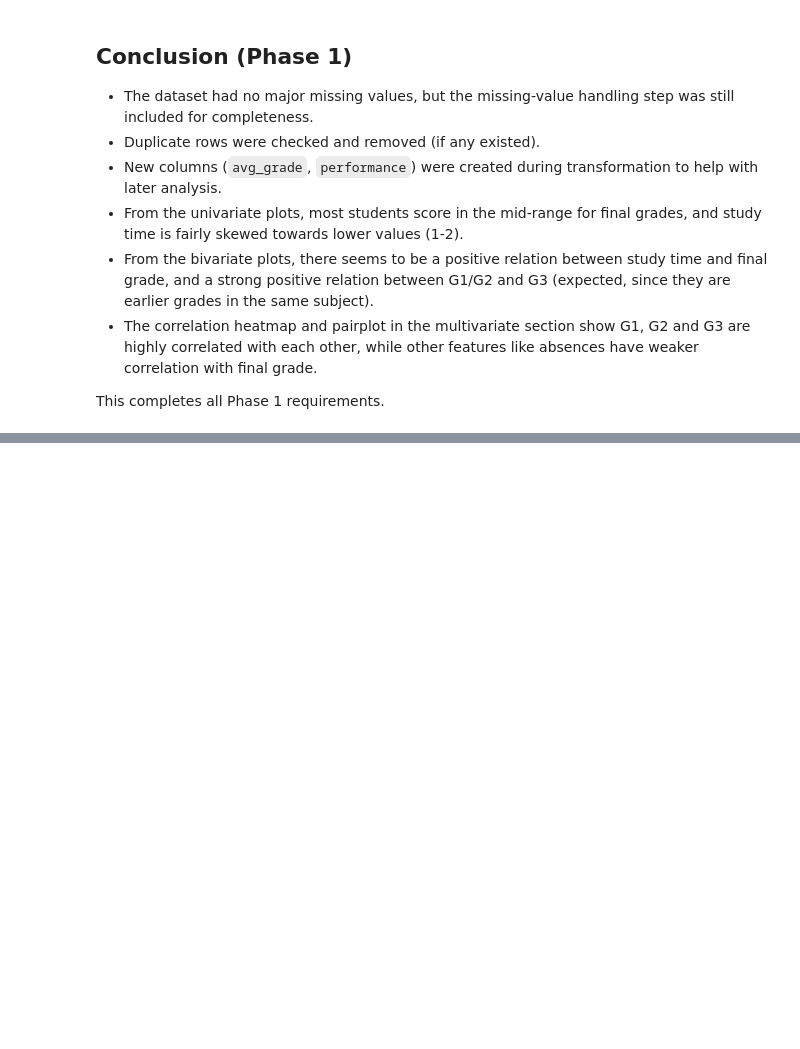
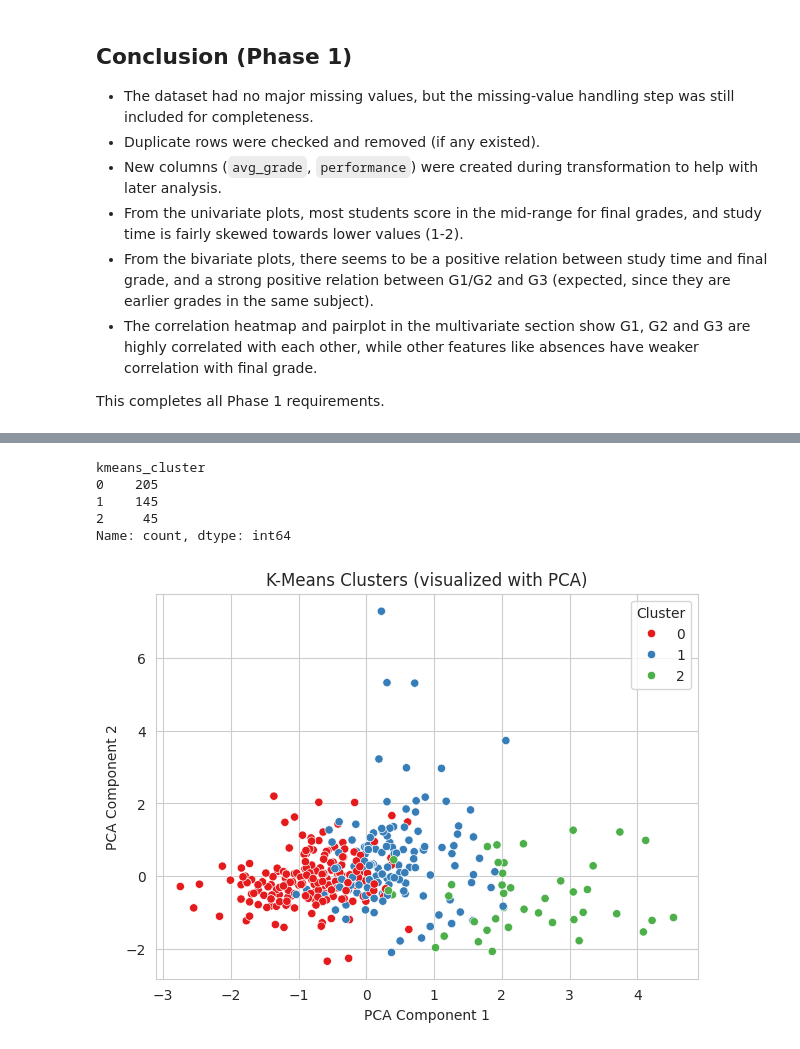
Before and after one commit to amoghsharma6996/AmoghKumarSharma23BDS0063, a Jupyter notebook: EDA_Phase1_Amogh.ipynb, the cells around one changed output, grey strips where cells are left out. Cells and saved outputs as stored; diff of their text form; code cells hidden in the pictures; blank space fills up the shorter version.

```diff
--- a/EDA_Phase1_Amogh.ipynb
+++ b/EDA_Phase1_Amogh.ipynb
@@ -391,0 +624,26 @@ This completes all Phase 1 requirements.
+# %%
+# Based on the elbow + silhouette plots, going with k = 3
+kmeans_final = KMeans(n_clusters=3, random_state=42, n_init=10).fit(X_scaled)
+df['kmeans_cluster'] = kmeans_final.labels_
+
+df['kmeans_cluster'].value_counts().sort_index()
+# %% [output]
+kmeans_cluster
+0    205
+1    145
+2     45
+Name: count, dtype: int64
+# %%
+# Visualizing the clusters in 2D using PCA (squashes the 5 features down to 2 for plotting only)
+pca = PCA(n_components=2, random_state=42)
+pca_coords = pca.fit_transform(X_scaled)
+
+plt.figure(figsize=(7, 5))
+sns.scatterplot(x=pca_coords[:, 0], y=pca_coords[:, 1], hue=df['kmeans_cluster'], palette='Set1')
+plt.title("K-Means Clusters (visualized with PCA)")
+plt.xlabel("PCA Component 1")
+plt.ylabel("PCA Component 2")
+plt.legend(title='Cluster')
+plt.show()
+# %% [output]
+[figure, added]
```
Also changed, not shown: parts of 31 cells of this notebook.
